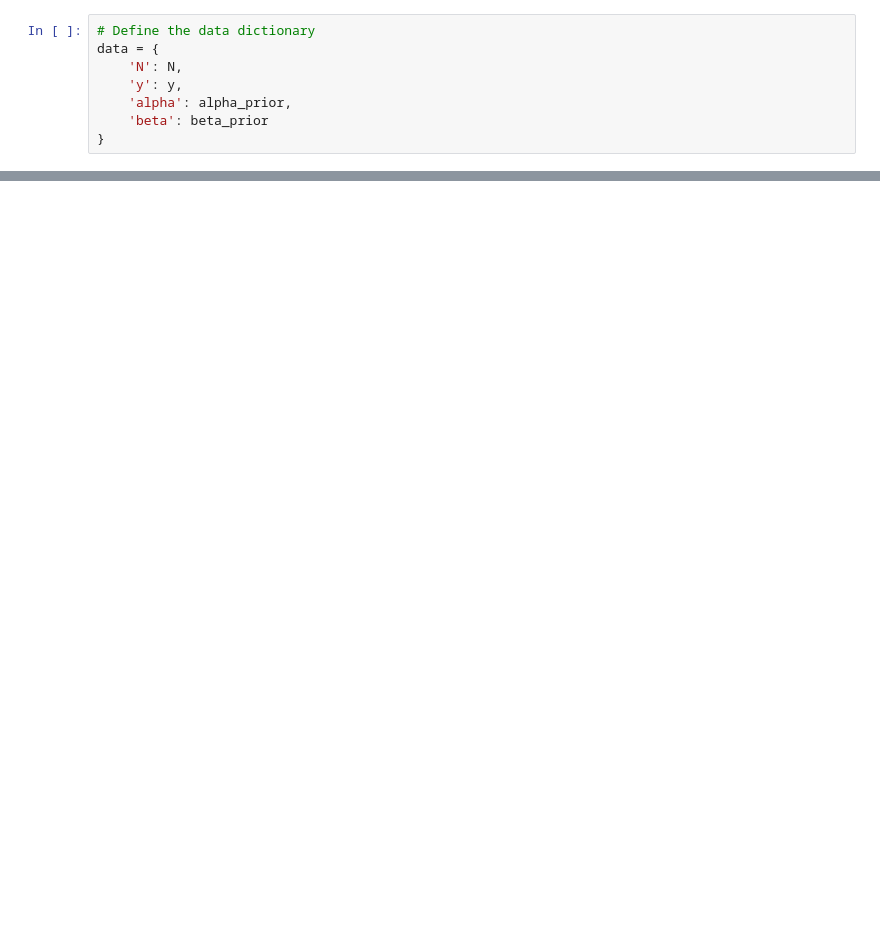
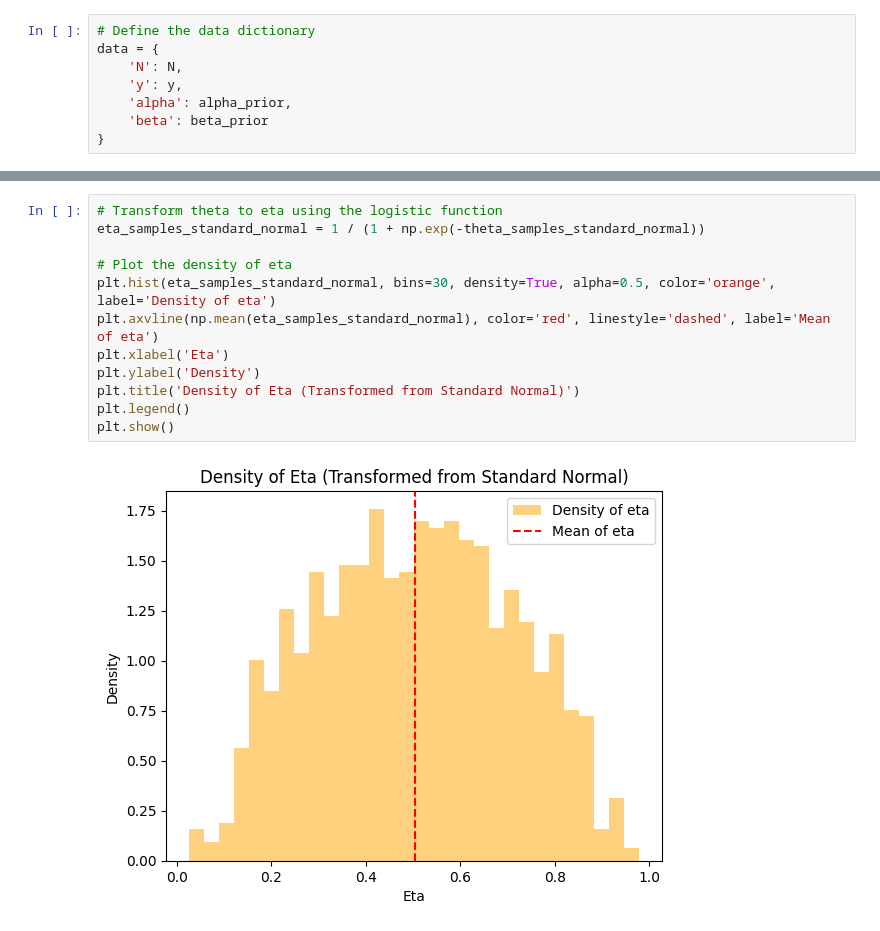
Before and after one commit to yongduek/KOS6313, a Jupyter notebook: beta_bernoulli.ipynb, the cells around one changed output, grey strips where cells are left out. Cells and saved outputs as stored; diff of their text form; blank space fills up the shorter version.

```diff
--- a/beta_bernoulli.ipynb
+++ b/beta_bernoulli.ipynb
@@ -192,0 +236,14 @@ plt.show()
+# %%
+# Transform theta to eta using the logistic function
+eta_samples_standard_normal = 1 / (1 + np.exp(-theta_samples_standard_normal))
+
+# Plot the density of eta
+plt.hist(eta_samples_standard_normal, bins=30, density=True, alpha=0.5, color='orange', label='Density of eta')
+plt.axvline(np.mean(eta_samples_standard_normal), color='red', linestyle='dashed', label='Mean of eta')
+plt.xlabel('Eta')
+plt.ylabel('Density')
+plt.title('Density of Eta (Transformed from Standard Normal)')
+plt.legend()
+plt.show()
+# %% [output]
+[figure, added]
```
Also changed, not shown: parts of 7 cells of this notebook, 2 other files.
